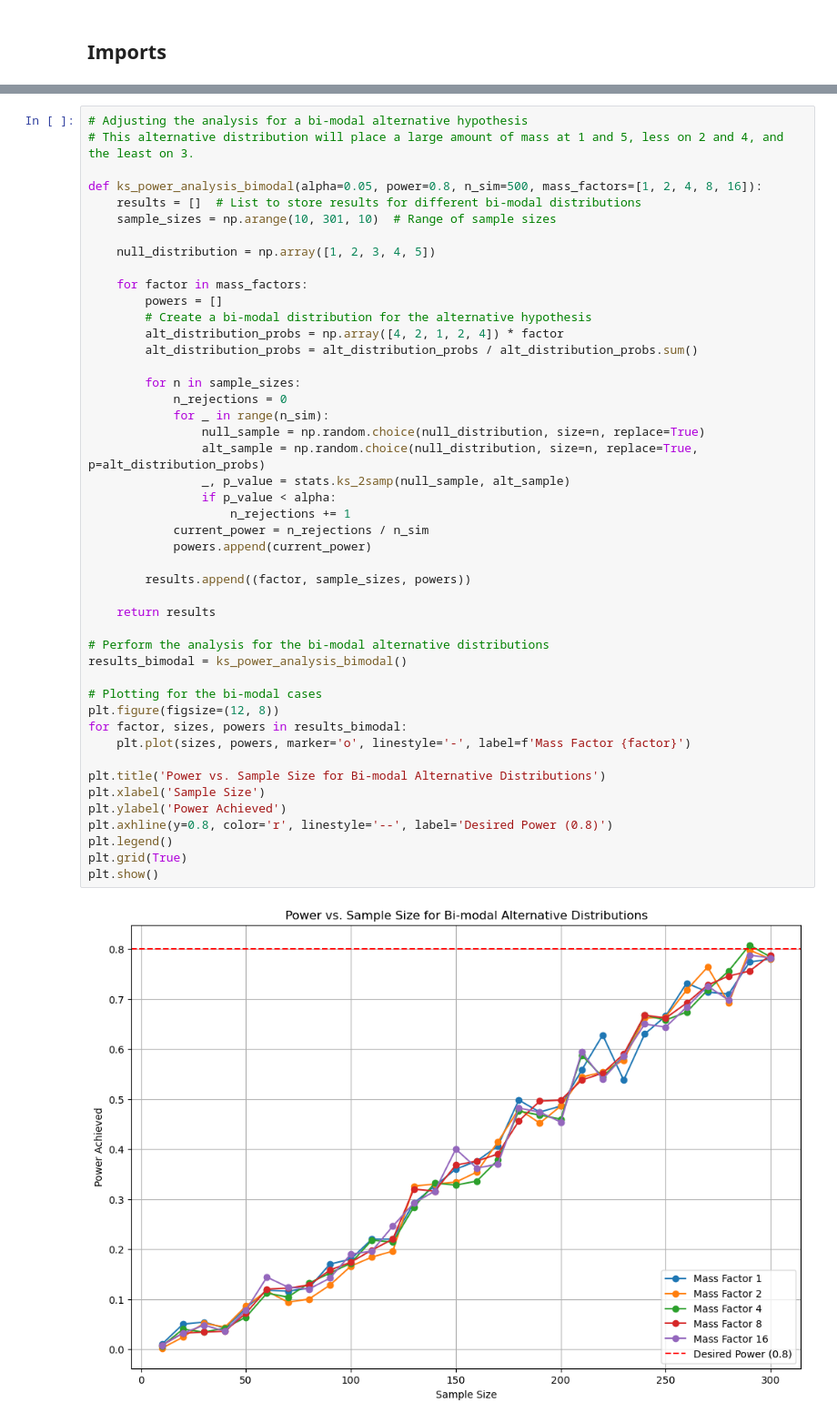
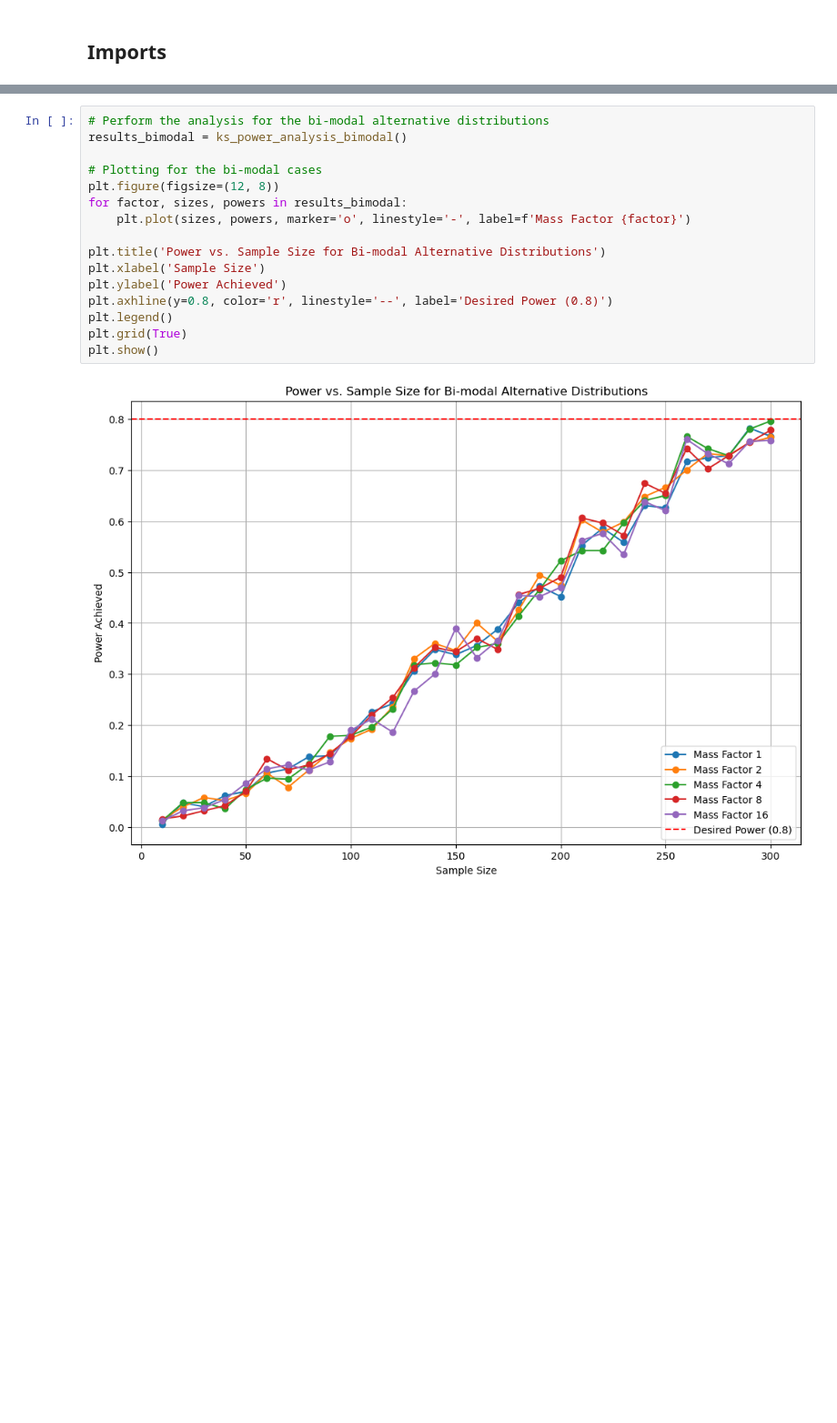
Before and after one commit to AaronSVMB/Altruism---Lying-Aversion, a Jupyter notebook: src/Power_Analysis.ipynb, the cells around one changed output, grey strips where cells are left out. Shown at 91% size. Cells and saved outputs as stored; diff of their text form; blank space fills up the shorter version.

Commit message:
Analysis Modularization and Cleaning

```diff
--- a/src/Power_Analysis.ipynb
+++ b/src/Power_Analysis.ipynb
@@ -197,49 +80,19 @@ plt.show()
 # %%
-# Adjusting the analysis for a bi-modal alternative hypothesis
-# This alternative distribution will place a large amount of mass at 1 and 5, less on 2 and 4, and the least on 3.
-
-def ks_power_analysis_bimodal(alpha=0.05, power=0.8, n_sim=500, mass_factors=[1, 2, 4, 8, 16]):
-    results = []  # List to store results for different bi-modal distributions
-    sample_sizes = np.arange(10, 301, 10)  # Range of sample sizes
-
-    null_distribution = np.array([1, 2, 3, 4, 5])
-
-    for factor in mass_factors:
-        powers = []
-        # Create a bi-modal distribution for the alternative hypothesis
-        alt_distribution_probs = np.array([4, 2, 1, 2, 4]) * factor
-        alt_distribution_probs = alt_distribution_probs / alt_distribution_probs.sum()
-
-        for n in sample_sizes:
-            n_rejections = 0
-            for _ in range(n_sim):
-                null_sample = np.random.choice(null_distribution, size=n, replace=True)
-                alt_sample = np.random.choice(null_distribution, size=n, replace=True, p=alt_distribution_probs)
-                _, p_value = stats.ks_2samp(null_sample, alt_sample)
-                if p_value < alpha:
-                    n_rejections += 1
-            current_power = n_rejections / n_sim
-            powers.append(current_power)
-
-        results.append((factor, sample_sizes, powers))
-
-    return results
-
 # Perform the analysis for the bi-modal alternative distributions
 results_bimodal = ks_power_analysis_bimodal()
 
 # Plotting for the bi-modal cases
 plt.figure(figsize=(12, 8))
 for factor, sizes, powers in results_bimodal:
     plt.plot(sizes, powers, marker='o', linestyle='-', label=f'Mass Factor {factor}')
 
 plt.title('Power vs. Sample Size for Bi-modal Alternative Distributions')
 plt.xlabel('Sample Size')
 plt.ylabel('Power Achieved')
 plt.axhline(y=0.8, color='r', linestyle='--', label='Desired Power (0.8)')
 plt.legend()
 plt.grid(True)
 plt.show()
 # %% [output]
-[figure, old version]
+[figure, new version]
 # %% [markdown]
```
Also changed, not shown: parts of 18 cells of this notebook, 7 other files.
